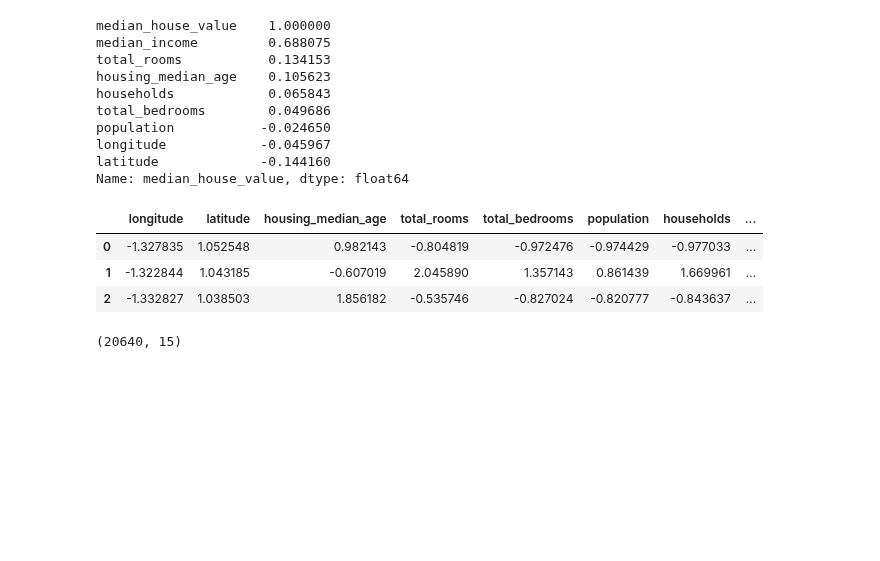
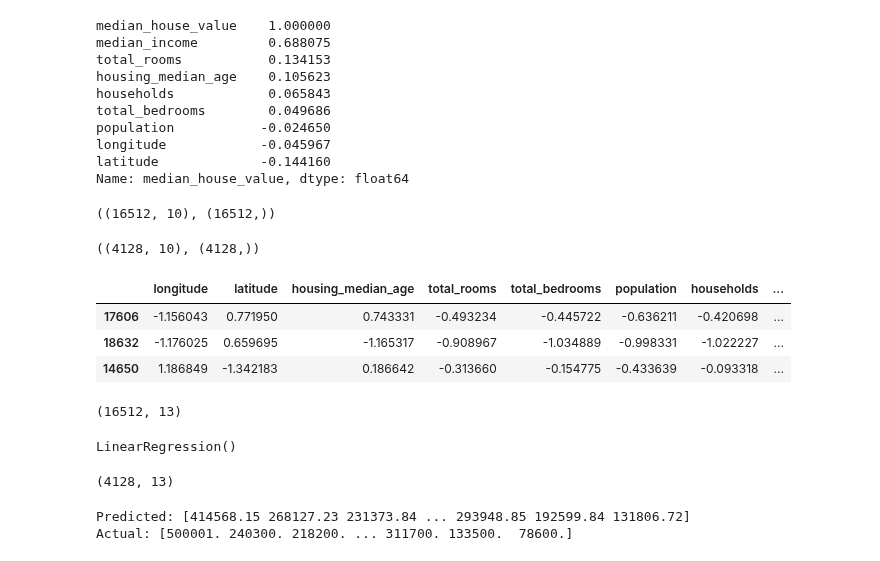
Before and after one commit to Raghav087/Python, a Jupyter notebook: HOML.ipynb, the cells around one changed output. Drawn from its saved outputs; the diff is of its cells as text; code cells hidden in the pictures; blank space fills up the shorter version.

```diff
--- a/HOML.ipynb
+++ b/HOML.ipynb
@@ -169,32 +169,63 @@ population           -0.024650
 longitude            -0.045967
 latitude             -0.144160
 Name: median_house_value, dtype: float64
+# %%
+y_train = strat_train['median_house_value'].copy()
+X_train = strat_train.drop('median_house_value',axis=1)
+X_train.shape , y_train.shape
+# %% [output]
+((16512, 10), (16512,))
+# %%
+y_test = strat_test['median_house_value'].copy()
+X_test = strat_test.drop('median_house_value',axis=1)
+X_test.shape , y_test.shape
+# %% [output]
+((4128, 10), (4128,))
 # %%
 #Remove categorical column.
-hnum = housing.drop('ocean_proximity',axis=1)
+X_num = X_train.drop('ocean_proximity',axis=1)
 # %%
 #Create a pipeline which has functions to be applied to all columns of the dataset.
 #Here the output of first function in the pipe becomes the input for the second function.
 #Hence its a sequence of operations performed on the whole data as specified in the pipeline.
 from sklearn.pipeline import Pipeline
-from sklearn.impute import SimpleImputer
+from sklearn.impute import KNNImputer
 from sklearn.preprocessing import StandardScaler
-pipe = Pipeline([('imputer',SimpleImputer(strategy='median')),('std_scaler',StandardScaler())])
-hnum_new = pipe.fit_transform(hnum)
-housing_std = pd.DataFrame(hnum_new,columns=hnum.columns,index=hnum.index)
+pipe = Pipeline([('imputer',KNNImputer(n_neighbors=3)),('std_scaler',StandardScaler())])
+X_new = pipe.fit_transform(X_num)
+housing_std = pd.DataFrame(X_new,columns=X_num.columns,index=X_num.index)
 housing_std.head(3)
 # %% [output]
 |  | longitude | latitude | housing_median_age | total_rooms | total_bedrooms | population | households | ... |
-| 0 | -1.327835 | 1.052548 | 0.982143 | -0.804819 | -0.972476 | -0.974429 | -0.977033 | ... |
-| 1 | -1.322844 | 1.043185 | -0.607019 | 2.045890 | 1.357143 | 0.861439 | 1.669961 | ... |
-| 2 | -1.332827 | 1.038503 | 1.856182 | -0.535746 | -0.827024 | -0.820777 | -0.843637 | ... |
+| 17606 | -1.156043 | 0.771950 | 0.743331 | -0.493234 | -0.445722 | -0.636211 | -0.420698 | ... |
+| 18632 | -1.176025 | 0.659695 | -1.165317 | -0.908967 | -1.034889 | -0.998331 | -1.022227 | ... |
+| 14650 | 1.186849 | -1.342183 | 0.186642 | -0.313660 | -0.154775 | -0.433639 | -0.093318 | ... |
 # %%
+#Since we also have categorical column in data, we now will use 'ColumnTransformer'.
+#We'll include 'OneHotEncoder' with the pre-made pipeline.
 from sklearn.compose import ColumnTransformer
 from sklearn.preprocessing import OneHotEncoder
-num_cols = list(hnum) #List of numeric columns.
+num_cols = list(X_num) #List of numeric columns.
 cat_cols = ['ocean_proximity'] #List of categoric columns.
-full_pipe = ColumnTransformer([('numeric',pipe,num_cols),('categoric',OneHotEncoder(),cat_cols)])
-housing_final = full_pipe.fit_transform(housing)
-housing_final.shape
+full_pipe = ColumnTransformer([('step1',pipe,num_cols),('step2',OneHotEncoder(sparse=False,drop='first'),cat_cols)])
+X_train_final = full_pipe.fit_transform(X_train)
+X_train_final.shape
 # %% [output]
-(20640, 15)
+(16512, 13)
+# %%
+from sklearn.linear_model import LinearRegression
+model = LinearRegression()
+model.fit(X_train_final,y_train)
+# %% [output]
+LinearRegression()
+# %%
+X_test_final = full_pipe.transform(strat_test)
+X_test_final.shape
+# %% [output]
+(4128, 13)
+# %%
+print('Predicted:', model.predict(X_test_final).round(2))
+print('Actual:',y_test.values.round(2))
+# %% [output]
+Predicted: [414568.15 268127.23 231373.84 ... 293948.85 192599.84 131806.72]
+Actual: [500001. 240300. 218200. ... 311700. 133500.  78600.]
```
Also changed, not shown: parts of 1 cell of this notebook, 1 other file.
